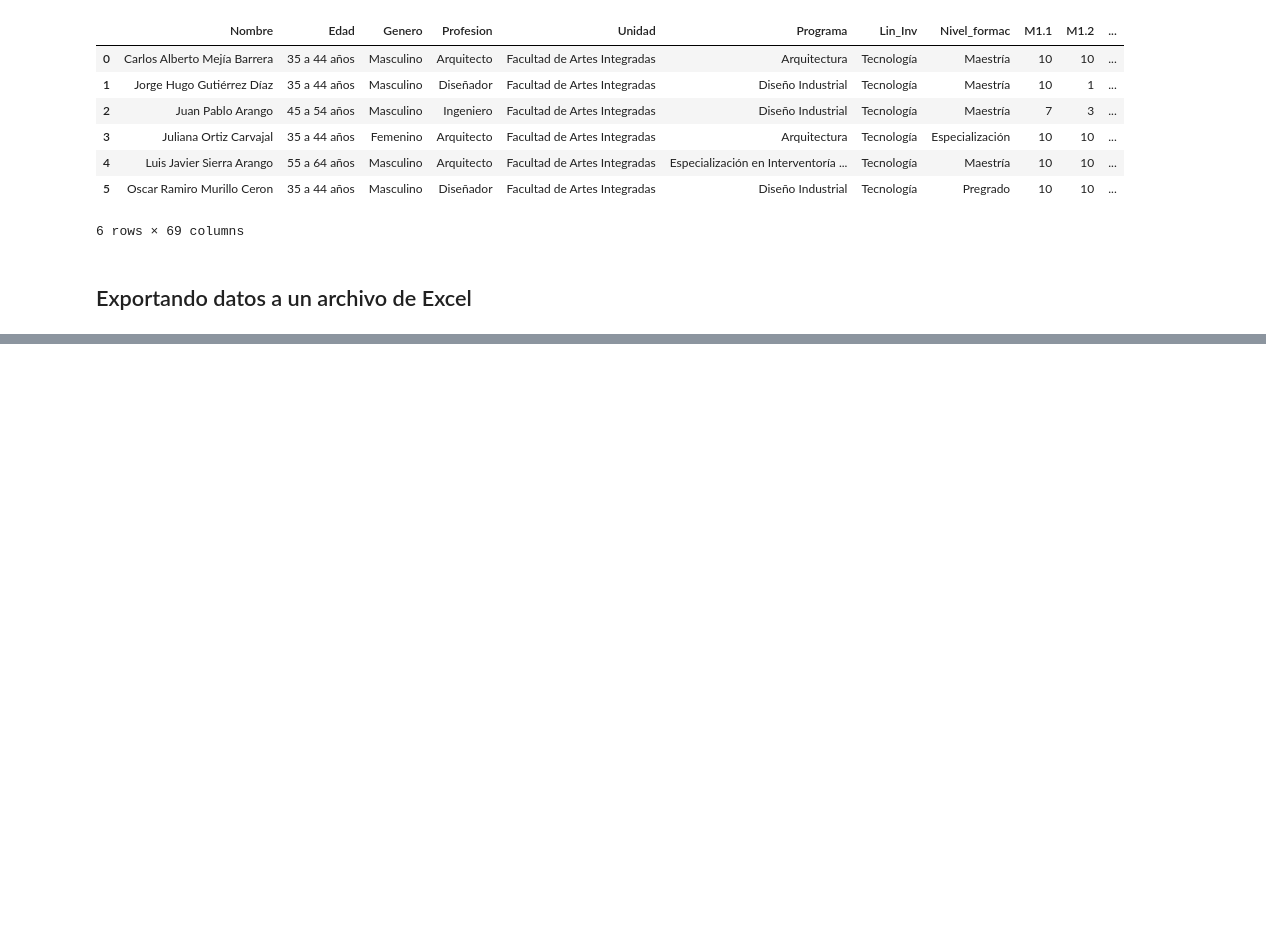
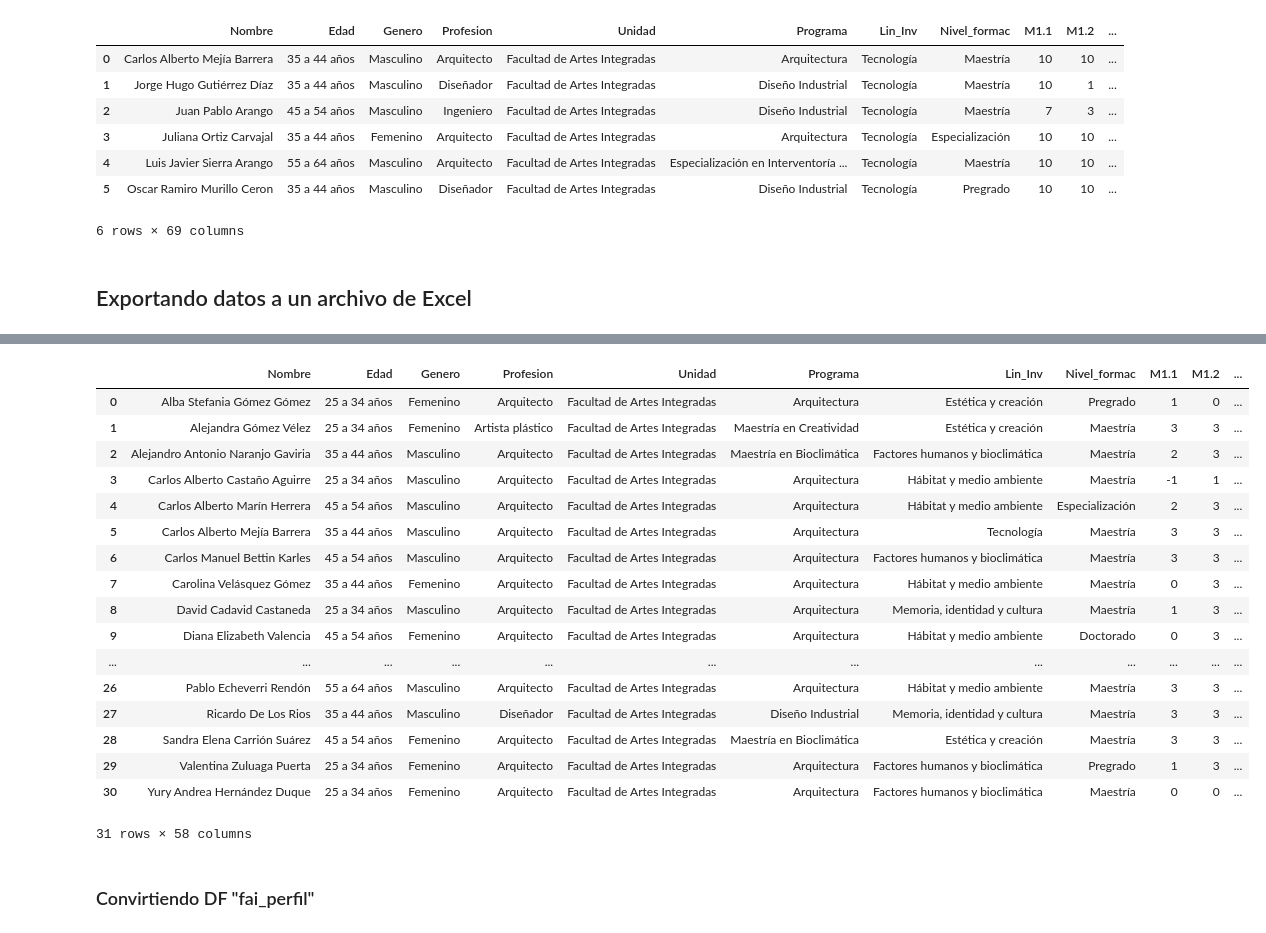
Before and after one commit to alejonaranjo83/mapa_conocimiento_v2, a Jupyter notebook: notebooks/0.1-alejo-data_read_process.ipynb, the cells around one changed output, grey strips where cells are left out. Saved outputs shown, nothing was run; the diff lists cells and outputs as text; code cells hidden in the pictures; blank space fills up the shorter version.

Commit message:
Procesando datos y convirtiendo -3...3

```diff
--- a/notebooks/0.1-alejo-data_read_process.ipynb
+++ b/notebooks/0.1-alejo-data_read_process.ipynb
@@ -492,0 +503,40 @@ writer.close()
+# %%
+# Primero genero DF independiente
+# Obtener el índice de la columna "M5.10"
+indice_columna = fai.columns.get_loc("M5.10")
+
+# Eliminar las columnas a partir de siguiente columna...
+fai_convert = fai.iloc[:, :indice_columna + 1]
+
+# Definir el diccionario de mapeo
+mapeo = {3: -1, 2: -2, 1: -3, 8: 1, 9: 2, 10: 3, 4: 0, 5: 0, 6: 0, 7: 0}
+
+# Seleccionar las columnas a partir de "M1.1"
+columnas_a_convertir = fai_convert.columns[fai_convert.columns.get_loc("M1.1"):]
+
+# Aplicar el mapeo a las columnas seleccionadas
+fai_convert[columnas_a_convertir] = fai_convert[columnas_a_convertir].applymap(lambda x: mapeo.get(x, x))
+
+
+fai_convert
+# %% [output]
+|  | Nombre | Edad | Genero | Profesion | Unidad | Programa | Lin_Inv | Nivel_formac | M1.1 | M1.2 | ... |
+| 0 | Alba Stefania Gómez Gómez | 25 a 34 años | Femenino | Arquitecto | Facultad de Artes Integradas | Arquitectura | Estética y creación | Pregrado | 1 | 0 | ... |
+| 1 | Alejandra Gómez Vélez | 25 a 34 años | Femenino | Artista plástico | Facultad de Artes Integradas | Maestría en Creatividad | Estética y creación | Maestría | 3 | 3 | ... |
+| 2 | Alejandro Antonio Naranjo Gaviria | 35 a 44 años | Masculino | Arquitecto | Facultad de Artes Integradas | Maestría en Bioclimática | Factores humanos y bioclimática | Maestría | 2 | 3 | ... |
+| 3 | Carlos Alberto Castaño Aguirre | 25 a 34 años | Masculino | Arquitecto | Facultad de Artes Integradas | Arquitectura | Hábitat y medio ambiente | Maestría | -1 | 1 | ... |
+| 4 | Carlos Alberto Marín Herrera | 45 a 54 años | Masculino | Arquitecto | Facultad de Artes Integradas | Arquitectura | Hábitat y medio ambiente | Especialización | 2 | 3 | ... |
+| 5 | Carlos Alberto Mejía Barrera | 35 a 44 años | Masculino | Arquitecto | Facultad de Artes Integradas | Arquitectura | Tecnología | Maestría | 3 | 3 | ... |
+| 6 | Carlos Manuel Bettin Karles | 45 a 54 años | Masculino | Arquitecto | Facultad de Artes Integradas | Arquitectura | Factores humanos y bioclimática | Maestría | 3 | 3 | ... |
+| 7 | Carolina Velásquez Gómez | 35 a 44 años | Femenino | Arquitecto | Facultad de Artes Integradas | Arquitectura | Hábitat y medio ambiente | Maestría | 0 | 3 | ... |
+| 8 | David Cadavid Castaneda | 25 a 34 años | Masculino | Arquitecto | Facultad de Artes Integradas | Arquitectura | Memoria, identidad y cultura | Maestría | 1 | 3 | ... |
+| 9 | Diana Elizabeth Valencia | 45 a 54 años | Femenino | Arquitecto | Facultad de Artes Integradas | Arquitectura | Hábitat y medio ambiente | Doctorado | 0 | 3 | ... |
+| ... | ... | ... | ... | ... | ... | ... | ... | ... | ... | ... | ... |
+| 26 | Pablo Echeverri Rendón | 55 a 64 años | Masculino | Arquitecto | Facultad de Artes Integradas | Arquitectura | Hábitat y medio ambiente | Maestría | 3 | 3 | ... |
+| 27 | Ricardo De Los Rios | 35 a 44 años | Masculino | Diseñador | Facultad de Artes Integradas | Diseño Industrial | Memoria, identidad y cultura | Maestría | 3 | 3 | ... |
+| 28 | Sandra Elena Carrión Suárez | 45 a 54 años | Femenino | Arquitecto | Facultad de Artes Integradas | Maestría en Bioclimática | Estética y creación | Maestría | 3 | 3 | ... |
+| 29 | Valentina Zuluaga Puerta | 25 a 34 años | Femenino | Arquitecto | Facultad de Artes Integradas | Arquitectura | Factores humanos y bioclimática | Pregrado | 1 | 3 | ... |
+| 30 | Yury Andrea Hernández Duque | 25 a 34 años | Femenino | Arquitecto | Facultad de Artes Integradas | Arquitectura | Factores humanos y bioclimática | Maestría | 0 | 0 | ... |
+31 rows × 58 columns
+# %% [markdown]
+### Convirtiendo DF "fai_perfil"
```
Also changed, not shown: parts of 22 cells of this notebook, 5 other files.
